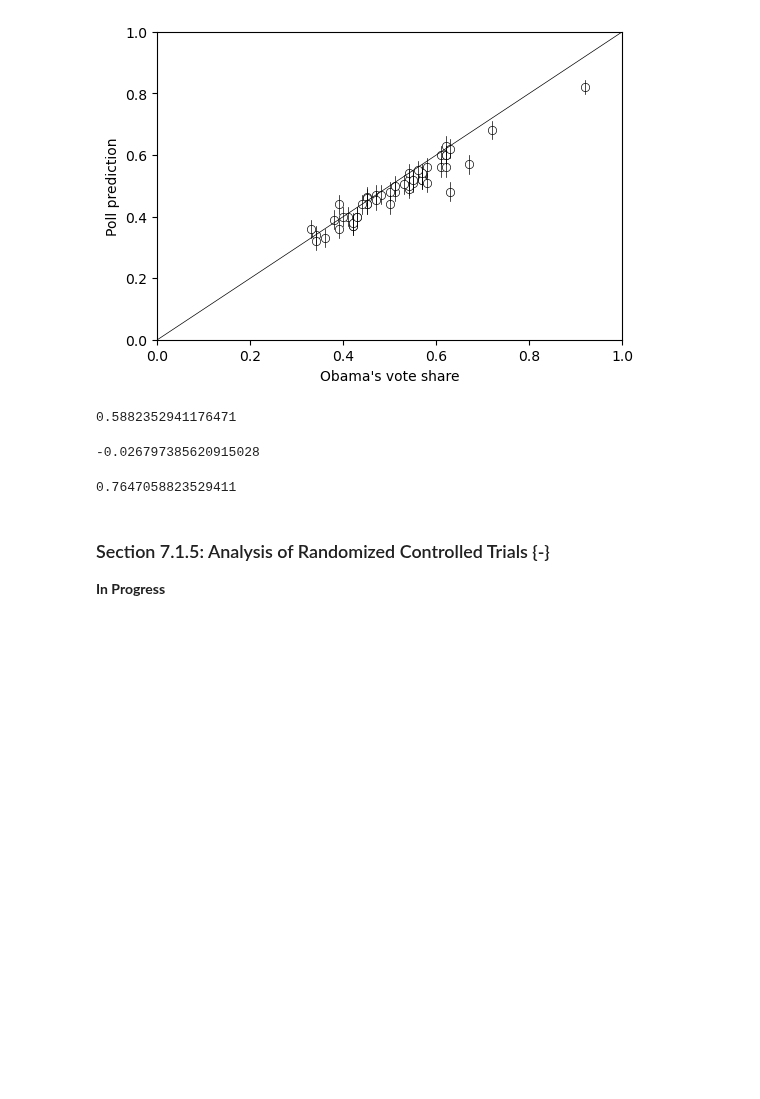
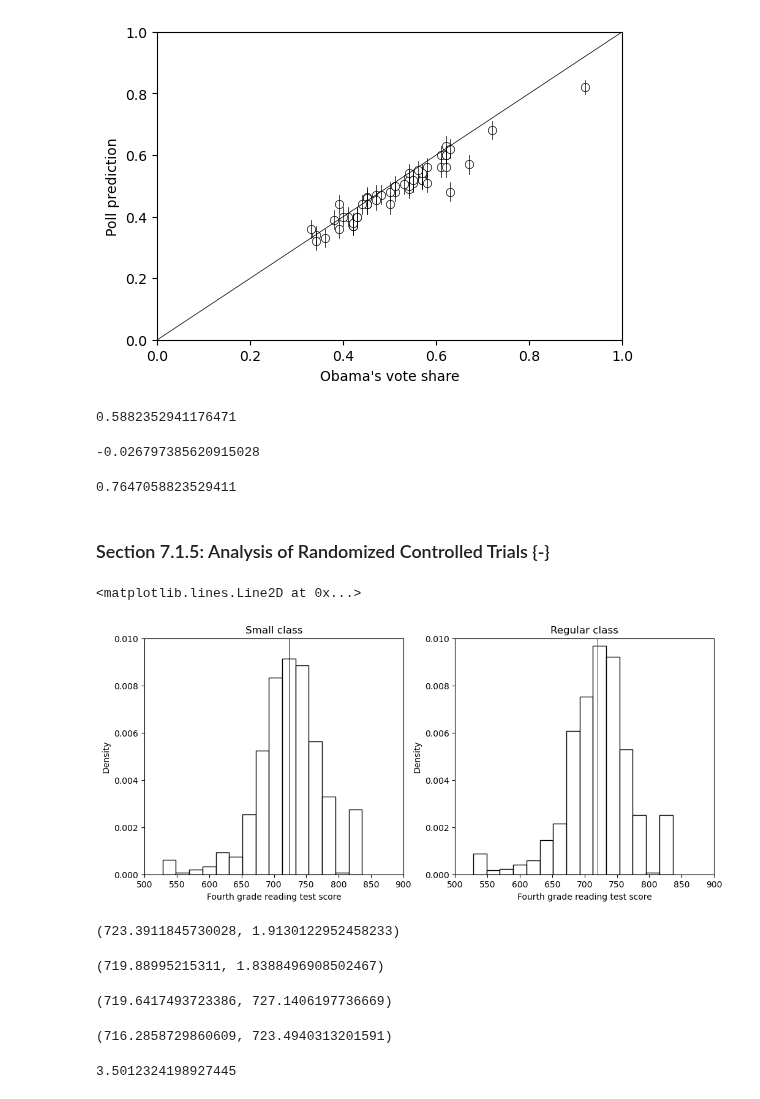
Before and after one commit to jeffallen13/qsspy, a Jupyter notebook: UNCERTAINTY/uncertainty-py.ipynb, the cells around one changed output. Drawn from its saved outputs; the diff is of its cells as text; code cells hidden in the pictures; blank space fills up the shorter version.

```diff
--- a/UNCERTAINTY/uncertainty-py.ipynb
+++ b/UNCERTAINTY/uncertainty-py.ipynb
@@ -311,5 +311,68 @@ ci_bias_upper = poll_bias + stats.norm.ppf(1-alpha/2) * se_bias
 0.7647058823529411
 # %% [markdown]
 ### Section 7.1.5: Analysis of Randomized Controlled Trials {-}
-
-**In Progress**
+# %%
+STAR = pd.read_csv('STAR.csv')
+
+fig, axs = plt.subplots(1, 2, figsize=(12,5))
+
+sns.histplot(
+    STAR['g4reading'][STAR.classtype==1], stat = 'density', ax=axs[0],
+    color='white', edgecolor='black', bins=15
+).set(ylim=(0, 0.01), xlim=(500, 900), title='Small class',
+      xlabel='Fourth grade reading test score')
+
+axs[0].axvline(STAR['g4reading'][STAR.classtype==1].mean(),
+               color='blue', linewidth=0.75)
+
+sns.histplot(
+    STAR['g4reading'][STAR.classtype==2], stat = 'density', ax=axs[1],
+    color='white', edgecolor='black', bins=15
+).set(ylim=(0, 0.01), xlim=(500, 900), title='Regular class',
+      xlabel='Fourth grade reading test score')
+
+axs[1].axvline(STAR['g4reading'][STAR.classtype==2].mean(),
+                color='blue', linewidth=0.75)
+# %% [output]
+<matplotlib.lines.Line2D at 0x...>
+[figure, added]
+# %%
+# estimate and standard error for small class size
+n_small = (STAR['classtype']==1 & STAR['g4reading'].notnull()).sum()
+est_small = STAR['g4reading'][STAR.classtype==1].mean()
+se_small = STAR['g4reading'][STAR.classtype==1].std() / np.sqrt(n_small)
+est_small, se_small
+# %% [output]
+(723.3911845730028, 1.9130122952458233)
+# %%
+# estimate and standard error for regular class size
+n_regular = ((STAR['classtype']==2) &
+             (STAR['classtype'].notnull()) &
+             (STAR['g4reading'].notnull())).sum()
+est_regular = STAR['g4reading'][STAR.classtype==2].mean()
+se_regular = STAR['g4reading'][STAR.classtype==2].std() / np.sqrt(n_regular)
+est_regular, se_regular
+# %% [output]
+(719.88995215311, 1.8388496908502467)
+# %%
+alpha = 0.05
+
+# 95% confidence intervals for small class size
+ci_small = (est_small - stats.norm.ppf(1-alpha/2) * se_small,
+            est_small + stats.norm.ppf(1-alpha/2) * se_small)
+ci_small
+# %% [output]
+(719.6417493723386, 727.1406197736669)
+# %%
+# 95% confidence intervals for regular class size
+ci_regular = (est_regular - stats.norm.ppf(1-alpha/2) * se_regular,
+              est_regular + stats.norm.ppf(1-alpha/2) * se_regular)
+ci_regular
+# %% [output]
+(716.2858729860609, 723.4940313201591)
+# %%
+# difference in means estimator
+ate_est = est_small - est_regular
+ate_est
+# %% [output]
+3.5012324198927445
```
Also changed, not shown: parts of 16 cells of this notebook, 2 other files.
